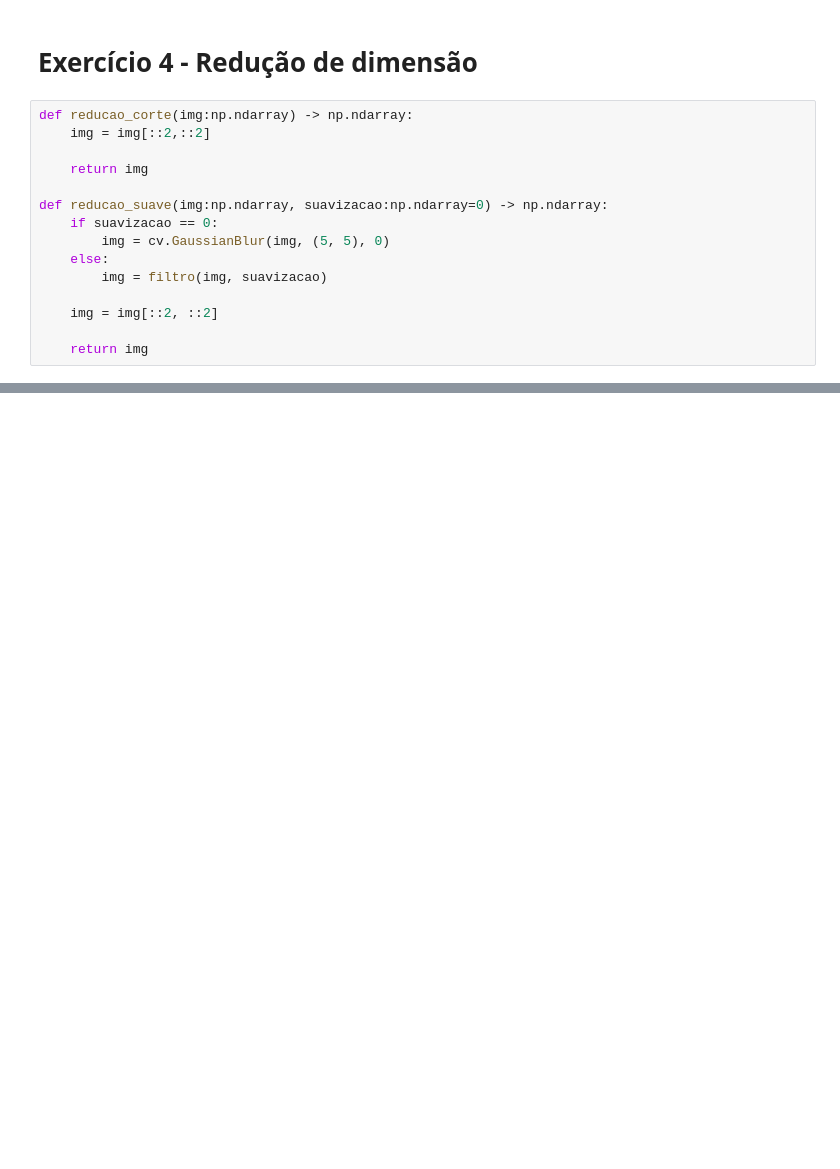
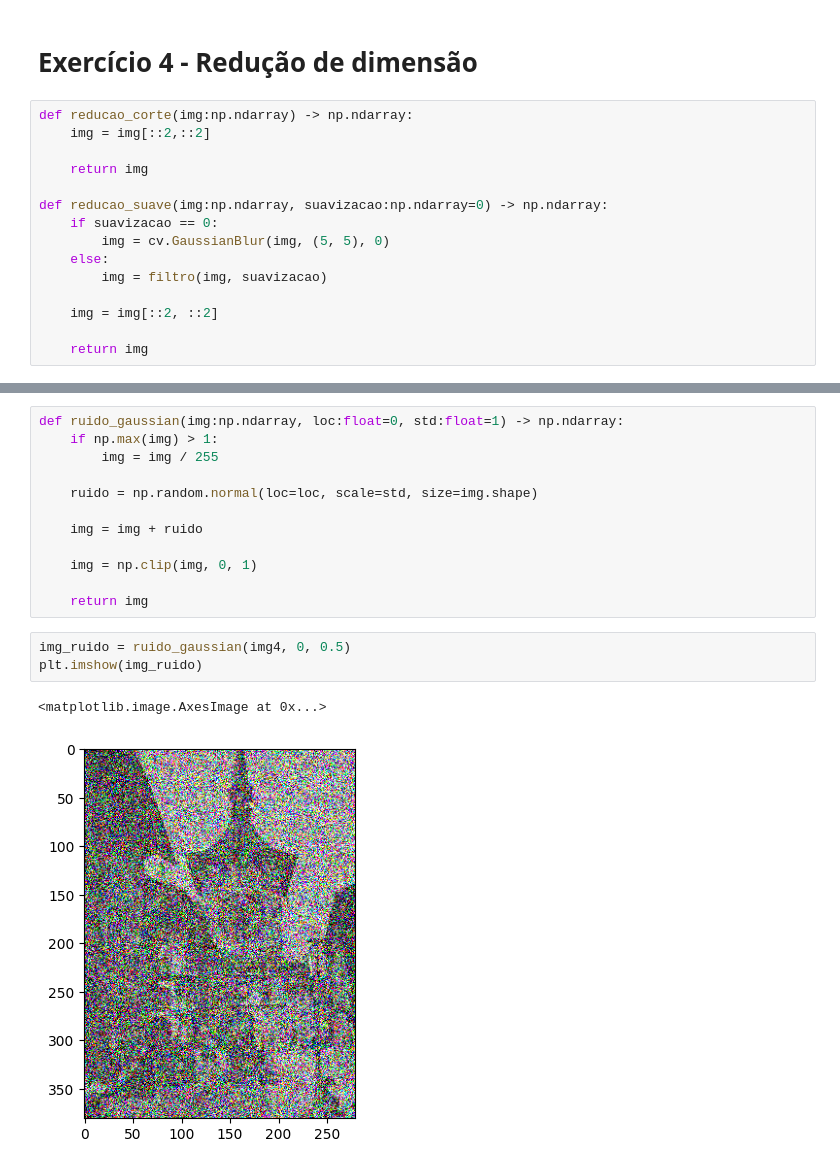
Before and after one commit to scrocha/visao-computacional-2024, a Jupyter notebook: Lista_03/Lista_03_Sillas.ipynb, the cells around one changed output, grey strips where cells are left out. Saved outputs shown, nothing was run; the diff lists cells and outputs as text; blank space fills up the shorter version.

```diff
--- a/Lista_03/Lista_03_Sillas.ipynb
+++ b/Lista_03/Lista_03_Sillas.ipynb
@@ -184,0 +200,18 @@ def reducao_suave(img:np.ndarray, suavizacao:np.ndarray=0) -> np.ndarray:
+# %%
+def ruido_gaussian(img:np.ndarray, loc:float=0, std:float=1) -> np.ndarray:
+    if np.max(img) > 1:
+        img = img / 255
+
+    ruido = np.random.normal(loc=loc, scale=std, size=img.shape)
+
+    img = img + ruido
+
+    img = np.clip(img, 0, 1)
+
+    return img
+# %%
+img_ruido = ruido_gaussian(img4, 0, 0.5)
+plt.imshow(img_ruido)
+# %% [output]
+<matplotlib.image.AxesImage at 0x...>
+[figure, added]
```
Also changed, not shown: parts of 3 cells of this notebook.
